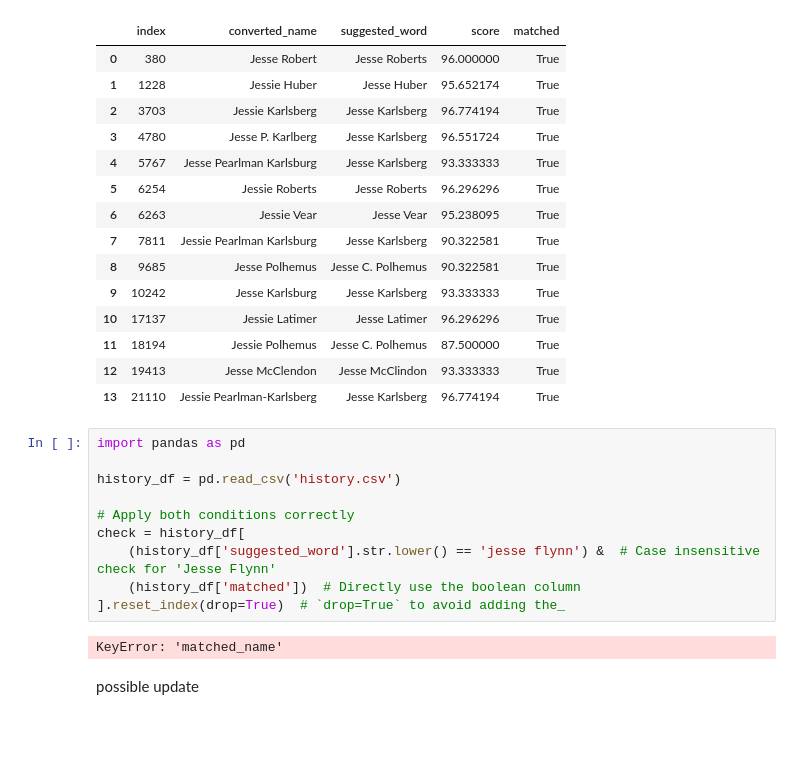
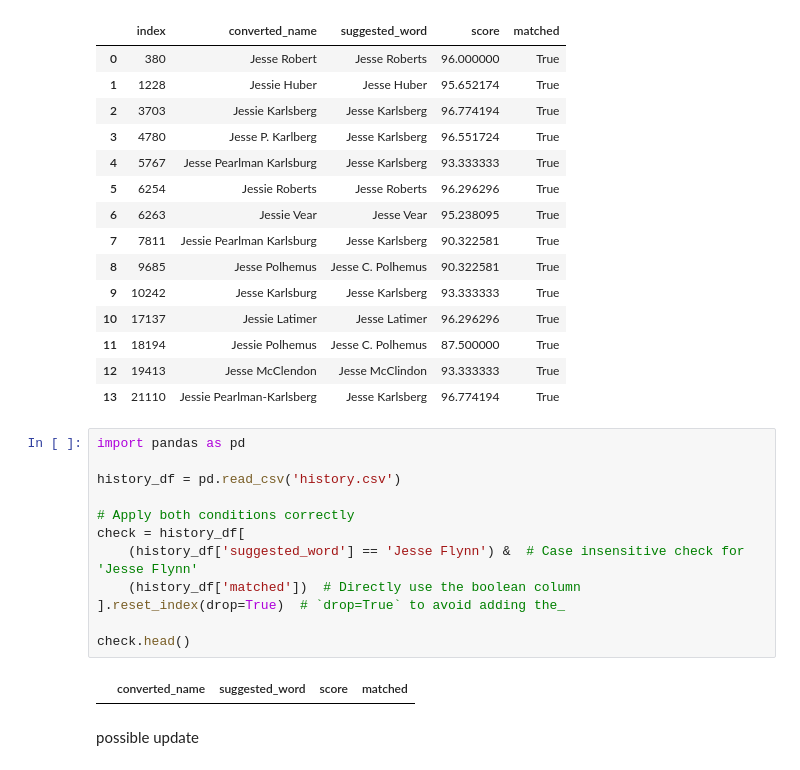
Before and after one commit to briantt12/fasolaminutes_parsing, a Jupyter notebook: aman_parse_minutes.ipynb, the cells around one changed output. Drawn from its saved outputs; the diff is of its cells as text; blank space fills up the shorter version.

Commit message:
updated matched_alias

```diff
--- a/aman_parse_minutes.ipynb
+++ b/aman_parse_minutes.ipynb
@@ -912,15 +912,17 @@ check
 # %%
 import pandas as pd
 
 history_df = pd.read_csv('history.csv')
 
 # Apply both conditions correctly
 check = history_df[
-    (history_df['suggested_word'].str.lower() == 'jesse flynn') &  # Case insensitive check for 'Jesse Flynn'
+    (history_df['suggested_word'] == 'Jesse Flynn') &  # Case insensitive check for 'Jesse Flynn'
     (history_df['matched'])  # Directly use the boolean column
 ].reset_index(drop=True)  # `drop=True` to avoid adding the_
+
+check.head()
 # %% [output]
-KeyError: 'matched_name'
+|  | converted_name | suggested_word | score | matched |
 # %% [markdown]
 possible update
 # %%
```
Also changed, not shown: parts of 1 cell of this notebook, 5 other files.
